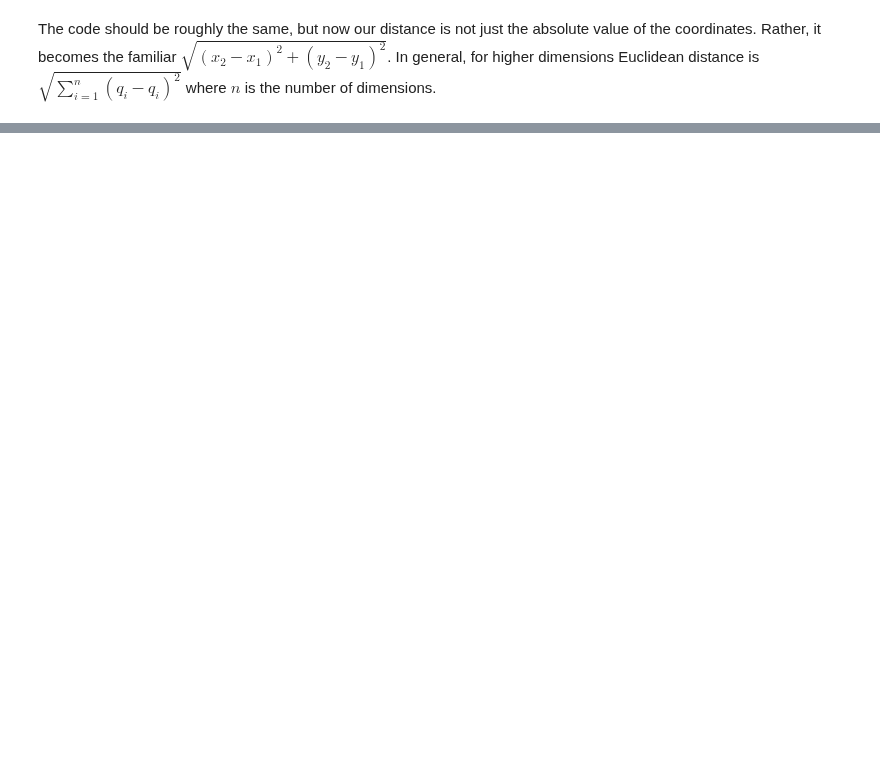
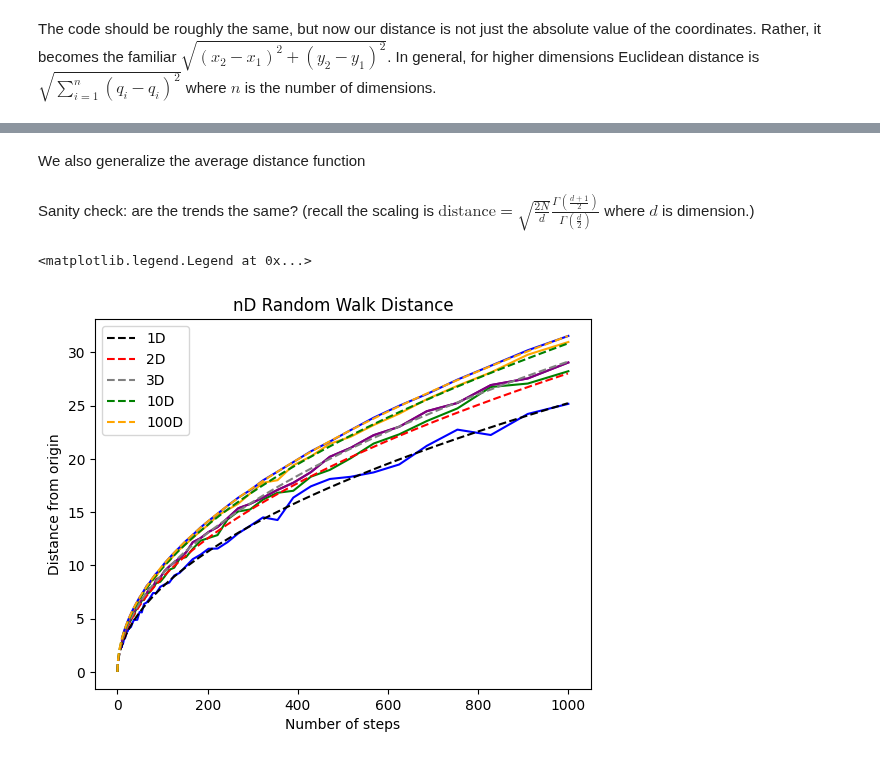
Before and after one commit to noahchanoah/thesis, a Jupyter notebook: RandomWalk.ipynb, the cells around one changed output, grey strips where cells are left out. Drawn from its saved outputs; the diff is of its cells as text; code cells hidden in the pictures; blank space fills up the shorter version.

```diff
--- a/RandomWalk.ipynb
+++ b/RandomWalk.ipynb
@@ -243,0 +314,51 @@ plt.legend()
+# %% [markdown]
+We also generalize the average distance function
+# %%
+def rw_avg_distance(number_of_steps: int, number_of_trials:int, dimension: int) -> float:
+    avg_dist = 0
+    for run in np.arange(number_of_trials):
+        avg_dist += rw(number_of_steps,dimension)
+
+    avg_dist = avg_dist / number_of_trials
+    return avg_dist
+# %% [markdown]
+Sanity check: are the trends the same? (recall the scaling is $\text{distance} = \sqrt{\frac{2N}{d}} \frac{\Gamma(\frac{d+1}{2})}{\Gamma(\frac{d}{2})}$ where $d$ is dimension.)
+# %%
+#utility func to get correct scaling
+def sqrt_scaling(dim: int) -> float:
+    scaling = math.sqrt((2)/(dim)) * (math.gamma((dim+1)/2))/(math.gamma(dim/2))
+    return scaling
+# %%
+number_of_steps = 1000 #1000
+number_of_trials = 1000  #1000
+
+#calculate the average distances
+logspacing = 50
+#datax
+steps = [int(step) for step in np.logspace(1,math.log10(number_of_steps),logspacing)]
+#datay
+dim_one = [rw_avg_distance(int(step),number_of_trials,1) for step in np.logspace(1,math.log10(number_of_steps),logspacing)]
+dim_two = [rw_avg_distance(int(step),number_of_trials,2) for step in np.logspace(1,math.log10(number_of_steps),logspacing)]
+dim_three = [rw_avg_distance(int(step),number_of_trials,3) for step in np.logspace(1,math.log10(number_of_steps),logspacing)]
+dim_ten = [rw_avg_distance(int(step),number_of_trials,10) for step in np.logspace(1,math.log10(number_of_steps),logspacing)]
+dim_hundred = [rw_avg_distance(int(step),number_of_trials,100) for step in np.logspace(1,math.log10(number_of_steps),logspacing)]
+# %%
+#plot them with the theory curves
+plt.plot(steps, dim_one, color="blue") #1D data
+plt.plot(steps, dim_two, color="green") #2D data
+plt.plot(steps, dim_three, color="purple") #3D data
+plt.plot(steps, dim_three, color="purple") #3D data
+plt.plot(steps, dim_ten, color="orange") #10D data
+plt.plot(steps, dim_hundred, color="blue") #100D data
+plt.plot([x for x in np.arange(1000)], [sqrt_scaling(1)*math.sqrt(x) for x in np.arange(1000)], color="black", label="1D", linestyle="dashed") #1D theory
+plt.plot([x for x in np.arange(1000)], [sqrt_scaling(2)*math.sqrt(x) for x in np.arange(1000)], color="red", label="2D", linestyle="dashed") #2D theory
+plt.plot([x for x in np.arange(1000)], [sqrt_scaling(3)*math.sqrt(x) for x in np.arange(1000)], color="gray", label="3D", linestyle="dashed") #3D theory
+plt.plot([x for x in np.arange(1000)], [sqrt_scaling(10)*math.sqrt(x) for x in np.arange(1000)], color="green", label="10D", linestyle="dashed") #10D theory
+plt.plot([x for x in np.arange(1000)], [sqrt_scaling(100)*math.sqrt(x) for x in np.arange(1000)], color="orange", label="100D", linestyle="dashed") #100D theory
+plt.title("nD Random Walk Distance")
+plt.xlabel("Number of steps")
+plt.ylabel("Distance from origin")
+plt.legend()
+# %% [output]
+<matplotlib.legend.Legend at 0x...>
+[figure, added]
```
Also changed, not shown: parts of 20 cells of this notebook.
